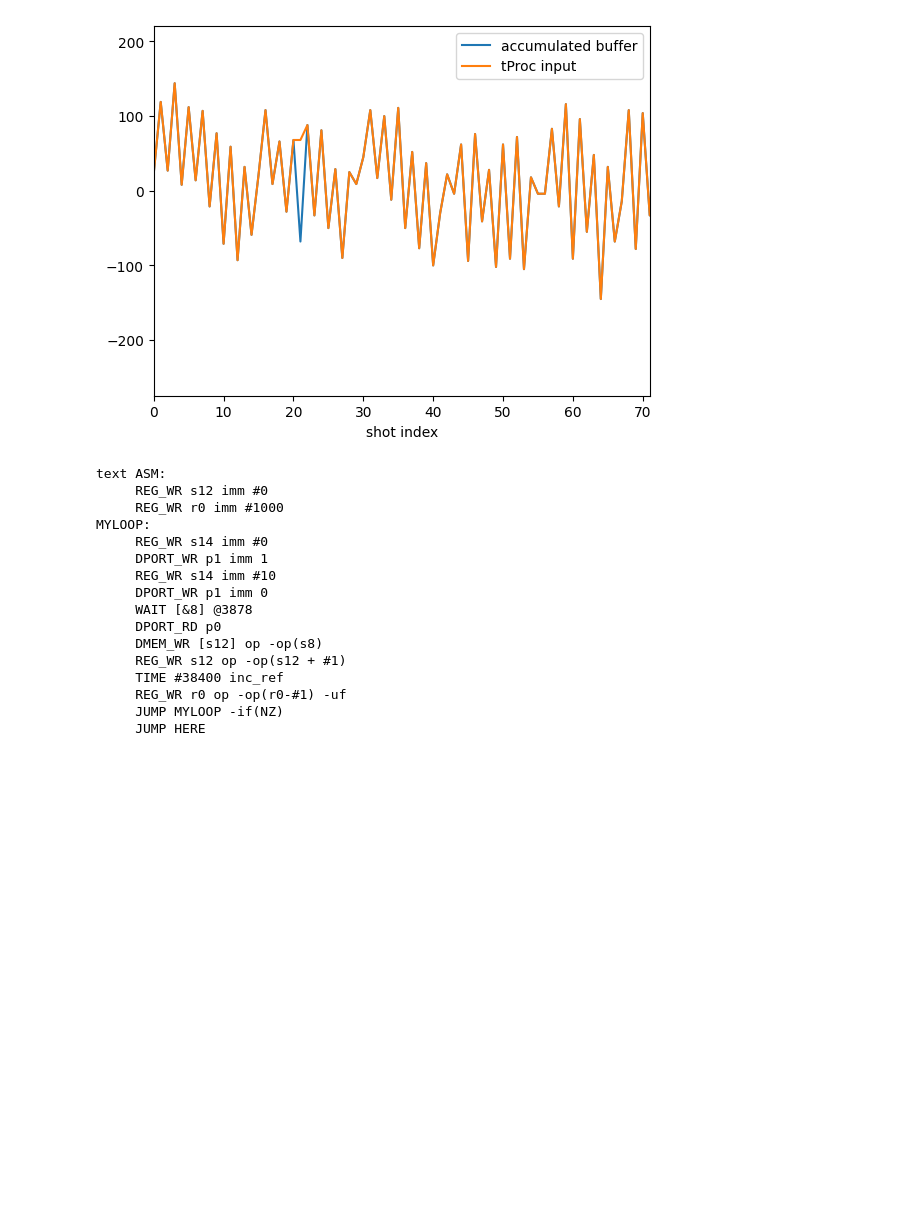
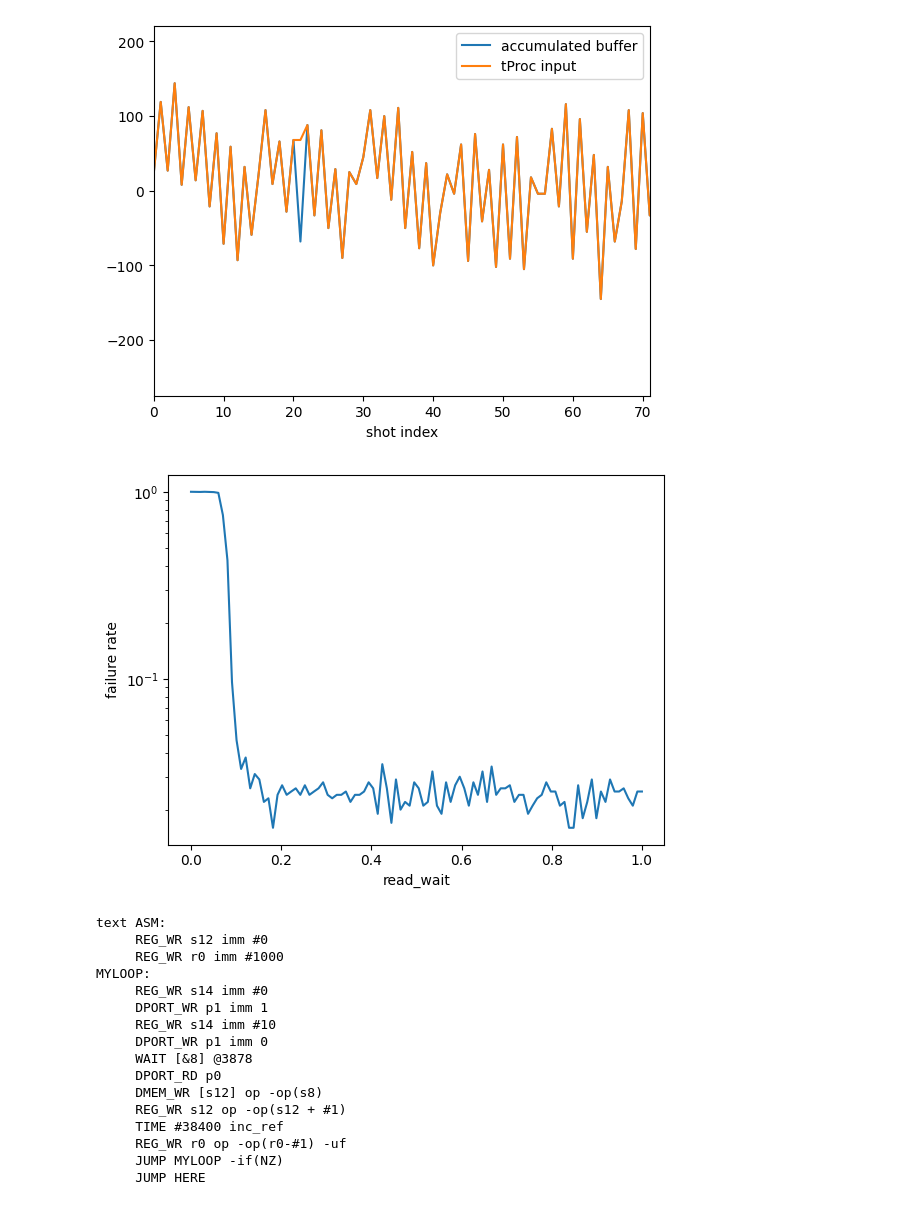
Before and after one commit to meeg/qick_demos_sho, a Jupyter notebook: tprocv2/debugging.ipynb, the cells around one changed output. Drawn from its saved outputs; the diff is of its cells as text; code cells hidden in the pictures; blank space fills up the shorter version.

Commit message:
add wait sweep

```diff
--- a/tprocv2/debugging.ipynb
+++ b/tprocv2/debugging.ipynb
@@ -210,4 +210,37 @@ REPS:
 mismatched indices: [ 21  81 101 245 307 360 453 462 484 546 707 715 789 799 807 852 866 883
  884 899 906 945 949 959 976 983 991]
 [figure]
+# %%
+# sweep the wait, count mismatches
+# as expected, there is some latency threshold and if you wait less than that you always fail
+# but above the threshold the failure rate never goes to 0
+
+from tqdm.auto import tqdm
+config = {'ro_ch': RO_CH,
+          # 'read_wait': 0.1,
+          'read_wait': 10,
+          'ro_len': 0.1,
+         }
+
+waits = np.linspace(0,1.0,100)
+fails = np.zeros_like(waits)
+reps = 1000
+for i, wait in enumerate(tqdm(waits)):
+    config['read_wait'] = wait
+    prog = ReadProgram(soccfg, reps=reps, final_delay=100.0, cfg=config)
+
+    iq_list = prog.acquire(soc, soft_avgs=1, progress=False)
+
+    accumulated = prog.get_raw()[0][:,0,0]
+    feedback = soc.tproc.read_mem(2,0,reps)[:,0]
+
+    mismatches = (accumulated-feedback).nonzero()[0]
+
+    fails[i] = len(mismatches)
+
+plt.semilogy(waits, fails/reps)
+plt.ylabel("failure rate")
+plt.xlabel("read_wait");
+# %% [output]
+[figure, added]
 # %%
```
Also changed, not shown: parts of 2 cells of this notebook.
